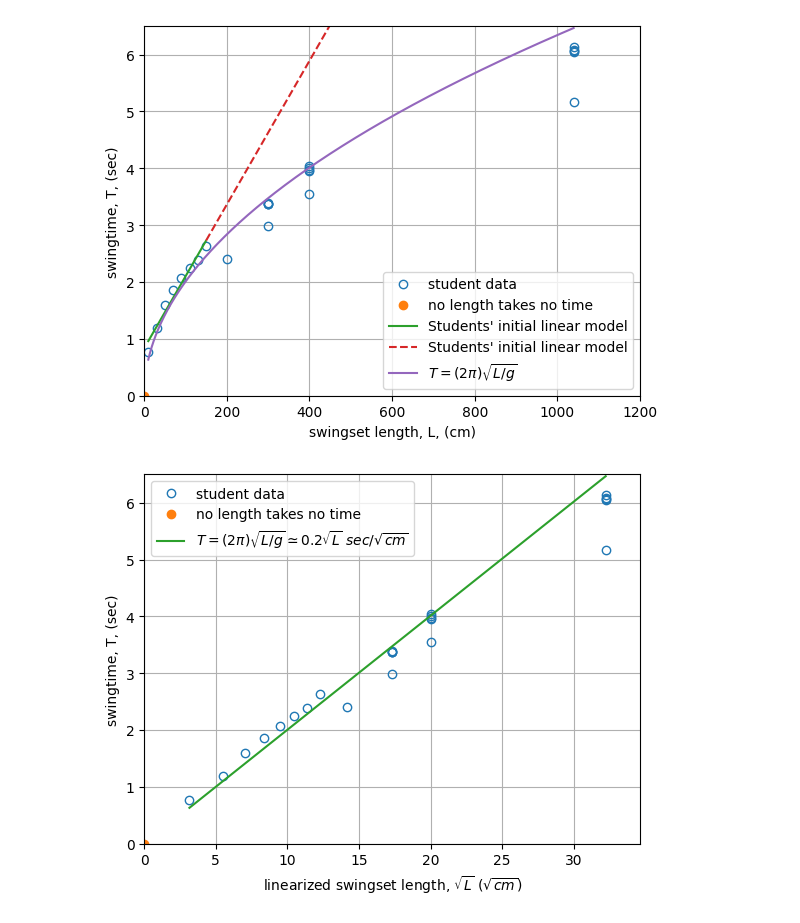
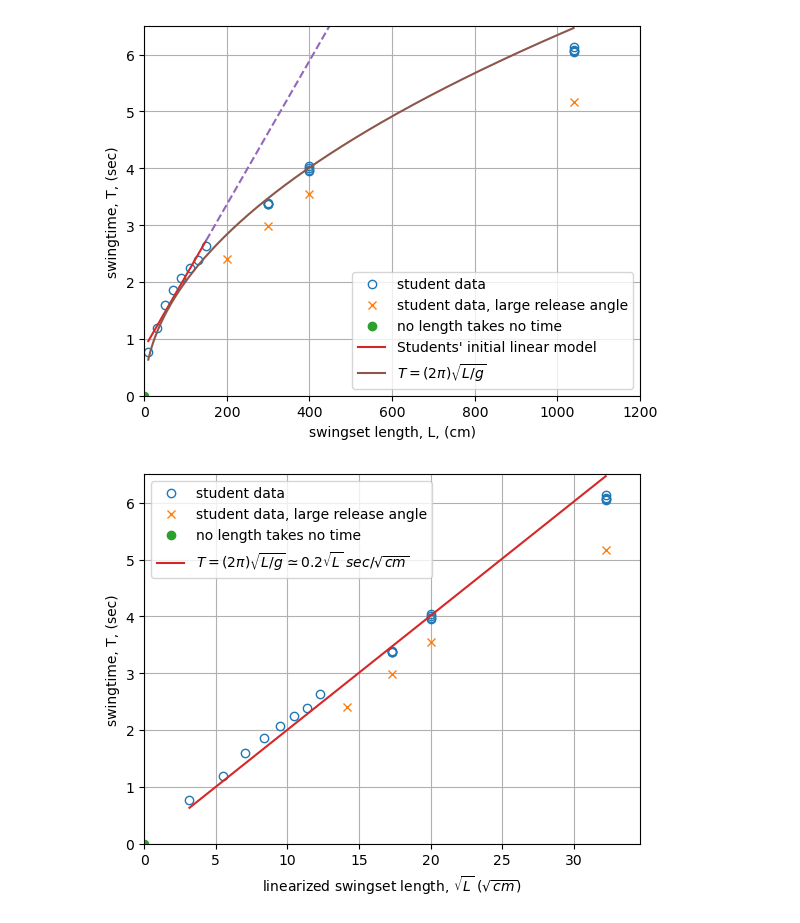
Before and after one commit to ntmoore/swingset-paper, a Jupyter notebook: make_figures/make_graphs.ipynb, the cells around one changed output. Drawn from its saved outputs; the diff is of its cells as text; code cells hidden in the pictures.

```diff
--- a/make_figures/make_graphs.ipynb
+++ b/make_figures/make_graphs.ipynb
@@ -2,12 +2,19 @@
 from matplotlib import pyplot as plt
 import numpy as np
 # %%
-csv=np.genfromtxt ('./data/fall22-phys180.tsv',
-                   skip_header=2,
+csv=np.genfromtxt ('./data/fall22-phys180.csv',
+                   skip_header=3,
                    delimiter=",")
+# %%
+csv_L=np.genfromtxt ('./data/fall22-phys180-large-initial-angle.csv',
+                   skip_header=3,
+                   delimiter=",")
 # %%
 length=csv[:,0]
 time=csv[:,1]
+
+length_L=csv_L[:,0]
+time_L=csv_L[:,1]
 
 # this is the small-oscillation physics result (eg, Pendulums, Open Stax University Physics, section 16.4)
 l_th=np.arange(min(length),max(length))
@@ -22,28 +29,31 @@ t_linear_2=0.01264*l_th_2+0.8345
 # %%
 
 plt.plot(length,time,"o",markerfacecolor="none", label="student data")
 
+plt.plot(length_L,time_L,"x", label="student data, large release angle")
 plt.plot(0,0, "o", label="no length takes no time")
 
 plt.plot(l_th_1,t_linear_1,"-",markerfacecolor="none",label="Students\' initial linear model")
-plt.plot(l_th_2,t_linear_2,"--",markerfacecolor="none",label="Students\' initial linear model")
+#plt.plot(l_th_2,t_linear_2,"--",markerfacecolor="none",label="Students\' initial linear model")
+plt.plot(l_th_2,t_linear_2,"--",markerfacecolor="none")
 
 plt.plot(l_th,t_th,"-",markerfacecolor="none",label="$T=(2 \pi) \sqrt{L/g}$")
 
 plt.xlabel("swingset length, L, (cm)")
 plt.ylabel("swingtime, T, (sec)")
 plt.xlim(0,1200)
 plt.ylim(0,6.5)
 plt.legend()
 plt.grid()
 
-#plt.show()
-#plt.savefig("linear_swingtime_graph.pdf")
+plt.savefig("linear_swingtime_graph.pdf")
 # %% [output]
-[figure, old version]
+[figure, new version]
 # %%
 
 plt.plot(    np.sqrt(length),time,"o",markerfacecolor="none", label="student data")
+
+plt.plot(    np.sqrt(length_L),time_L,"x", label="student data, large release angle")
 
 plt.plot(0,0, "o", label="no length takes no time")
 
@@ -59,6 +69,6 @@ plt.legend()
 
 plt.grid()
 
-#plt.savefig("linearized_swingtime_graph.pdf")
+plt.savefig("linearized_swingtime_graph.pdf")
 # %% [output]
-[figure, old version]
+[figure, new version]
```
Also changed, not shown: 13 other files.
